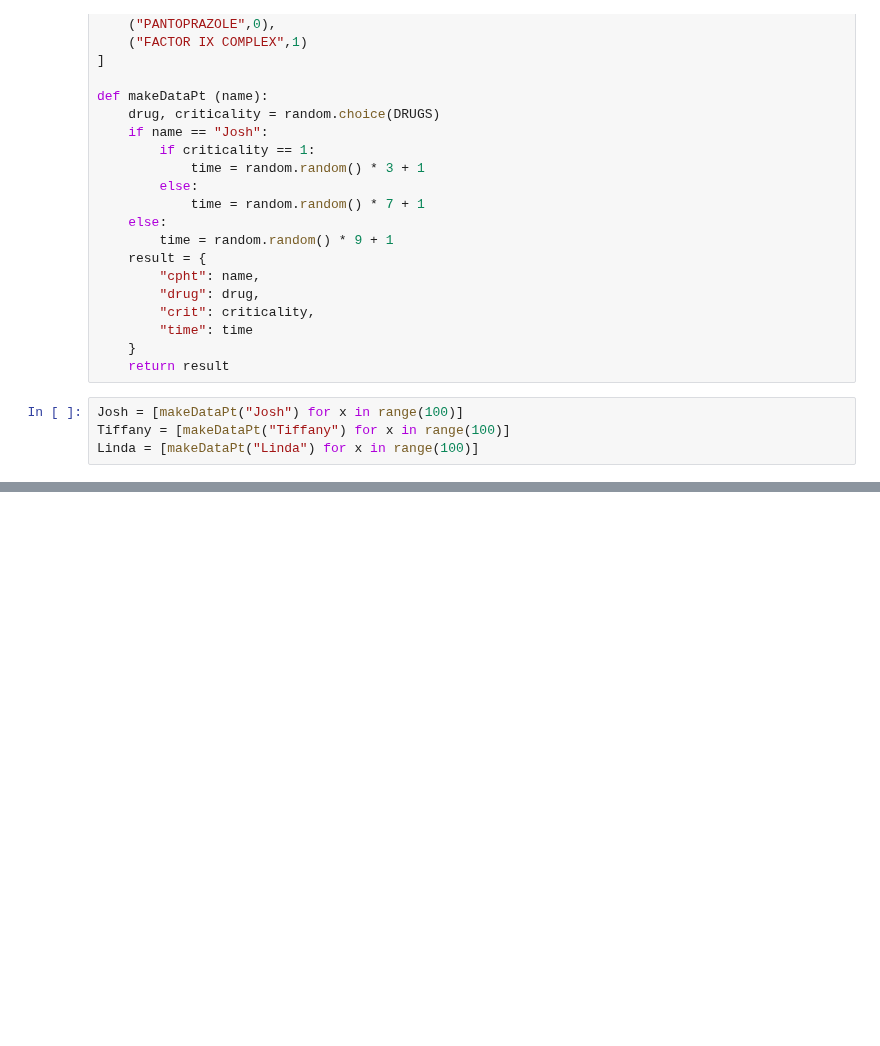
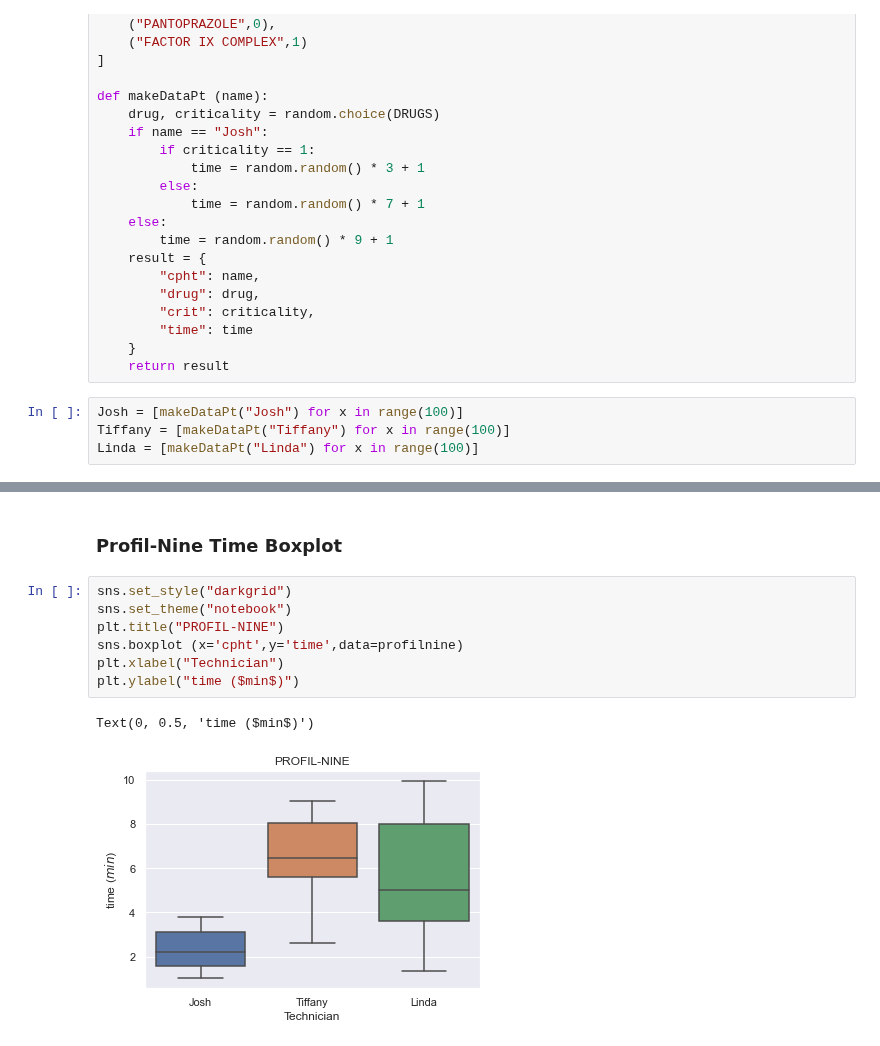
Before and after one commit to jsteinbecker/sars-cov-2, a Jupyter notebook: Projects/RandData/compoundPerform.ipynb, the cells around one changed output, grey strips where cells are left out. Cells and saved outputs as stored; diff of their text form; blank space fills up the shorter version.

```diff
--- a/Projects/RandData/compoundPerform.ipynb
+++ b/Projects/RandData/compoundPerform.ipynb
@@ -49,0 +50,12 @@ vaso.head()
+# %% [markdown]
+### Profil-Nine Time Boxplot
+# %%
+sns.set_style("darkgrid")
+sns.set_theme("notebook")
+plt.title("PROFIL-NINE")
+sns.boxplot (x='cpht',y='time',data=profilnine)
+plt.xlabel("Technician")
+plt.ylabel("time ($min$)")
+# %% [output]
+Text(0, 0.5, 'time ($min$)')
+[figure, added]
```
Also changed, not shown: parts of 13 cells of this notebook, 13 other files.
